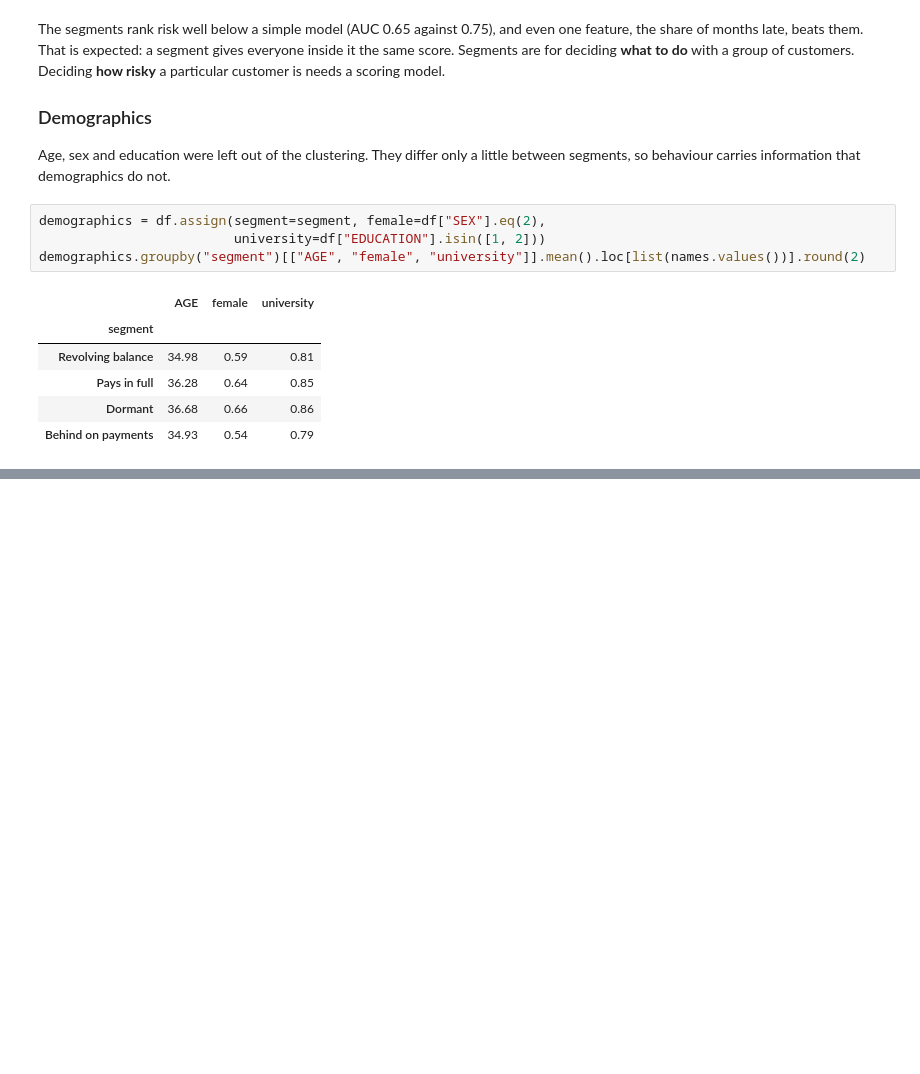
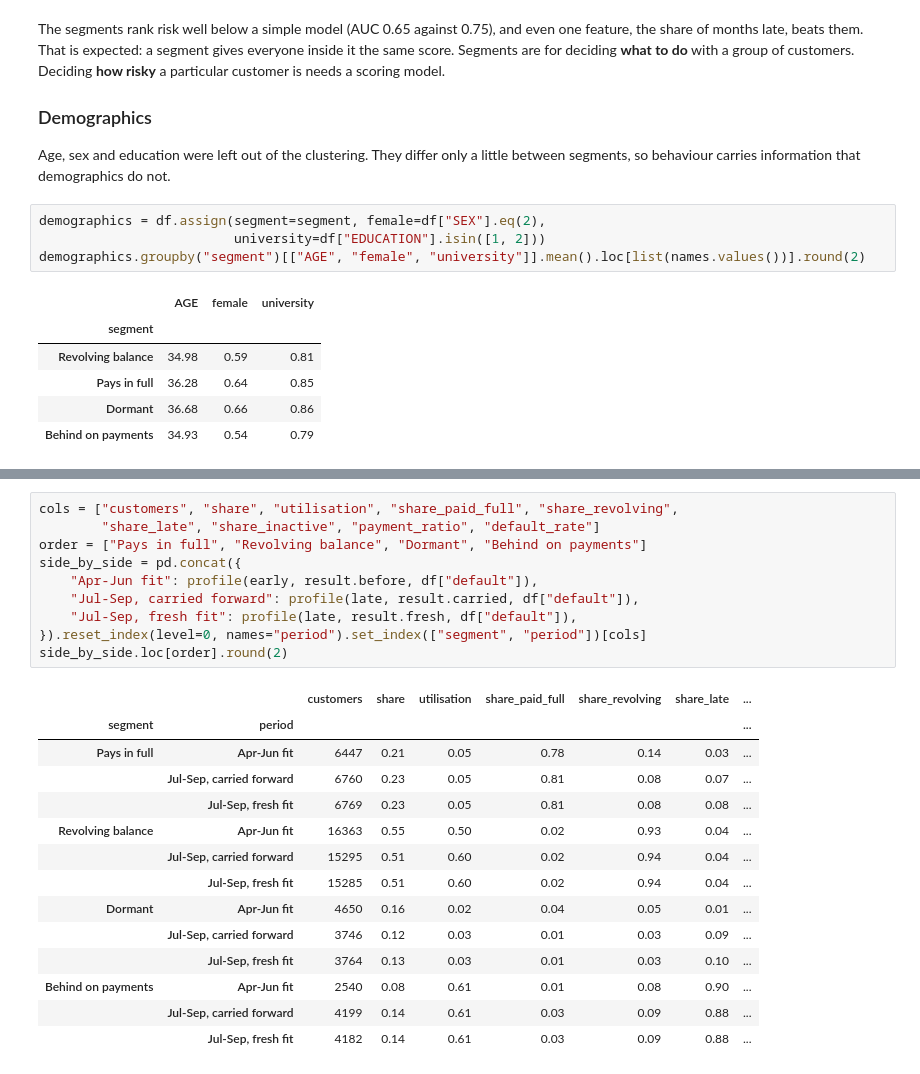
Before and after one commit to Sammyjoseph999/credit-card-segments, a Jupyter notebook: notebook.ipynb, the cells around one changed output, grey strips where cells are left out. Cells and saved outputs as stored; diff of their text form; blank space fills up the shorter version.

```diff
--- a/notebook.ipynb
+++ b/notebook.ipynb
@@ -278,0 +303,25 @@ demographics.groupby("segment")[["AGE", "female", "university"]].mean().loc[list
+# %%
+cols = ["customers", "share", "utilisation", "share_paid_full", "share_revolving",
+        "share_late", "share_inactive", "payment_ratio", "default_rate"]
+order = ["Pays in full", "Revolving balance", "Dormant", "Behind on payments"]
+side_by_side = pd.concat({
+    "Apr-Jun fit": profile(early, result.before, df["default"]),
+    "Jul-Sep, carried forward": profile(late, result.carried, df["default"]),
+    "Jul-Sep, fresh fit": profile(late, result.fresh, df["default"]),
+}).reset_index(level=0, names="period").set_index(["segment", "period"])[cols]
+side_by_side.loc[order].round(2)
+# %% [output]
+|  |  | customers | share | utilisation | share_paid_full | share_revolving | share_late | ... |
+| segment | period |  |  |  |  |  |  | ... |
+| Pays in full | Apr-Jun fit | 6447 | 0.21 | 0.05 | 0.78 | 0.14 | 0.03 | ... |
+|  | Jul-Sep, carried forward | 6760 | 0.23 | 0.05 | 0.81 | 0.08 | 0.07 | ... |
+|  | Jul-Sep, fresh fit | 6769 | 0.23 | 0.05 | 0.81 | 0.08 | 0.08 | ... |
+| Revolving balance | Apr-Jun fit | 16363 | 0.55 | 0.50 | 0.02 | 0.93 | 0.04 | ... |
+|  | Jul-Sep, carried forward | 15295 | 0.51 | 0.60 | 0.02 | 0.94 | 0.04 | ... |
+|  | Jul-Sep, fresh fit | 15285 | 0.51 | 0.60 | 0.02 | 0.94 | 0.04 | ... |
+| Dormant | Apr-Jun fit | 4650 | 0.16 | 0.02 | 0.04 | 0.05 | 0.01 | ... |
+|  | Jul-Sep, carried forward | 3746 | 0.12 | 0.03 | 0.01 | 0.03 | 0.09 | ... |
+|  | Jul-Sep, fresh fit | 3764 | 0.13 | 0.03 | 0.01 | 0.03 | 0.10 | ... |
+| Behind on payments | Apr-Jun fit | 2540 | 0.08 | 0.61 | 0.01 | 0.08 | 0.90 | ... |
+|  | Jul-Sep, carried forward | 4199 | 0.14 | 0.61 | 0.03 | 0.09 | 0.88 | ... |
+|  | Jul-Sep, fresh fit | 4182 | 0.14 | 0.61 | 0.03 | 0.09 | 0.88 | ... |
```
Also changed, not shown: parts of 12 cells of this notebook, 1 other file.
